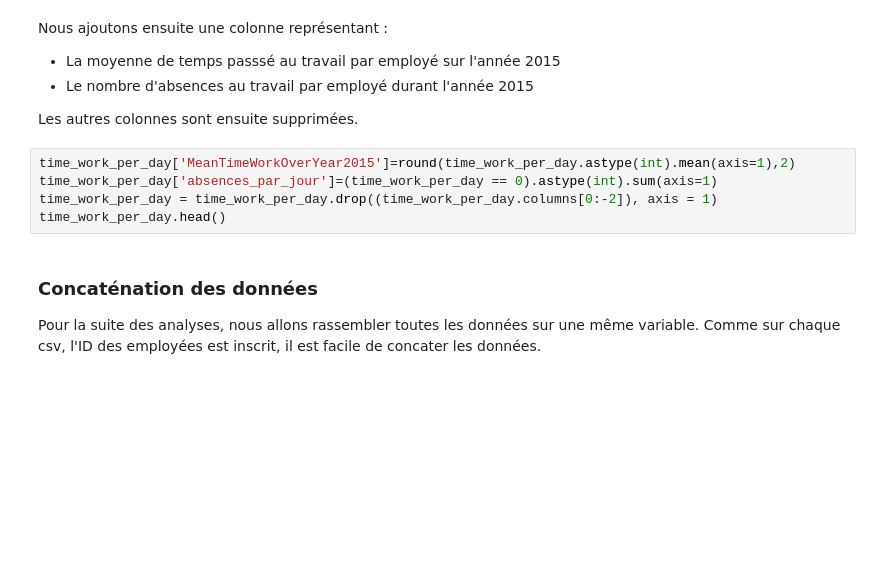
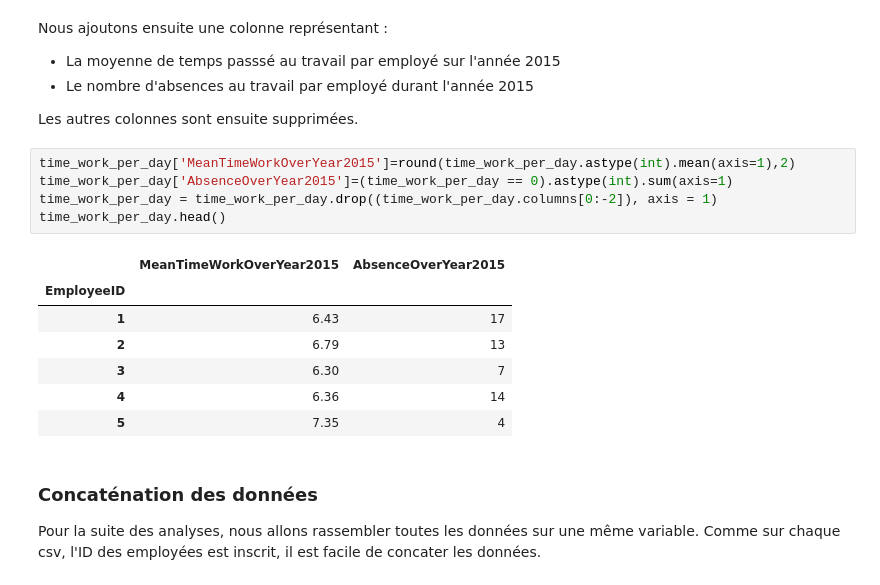
Before and after one commit to anthonylorendeaux/jupyter-human-for-you, a Jupyter notebook: CESI-HumanForYou.ipynb, the cells around one changed output. Saved outputs shown, nothing was run; the diff lists cells and outputs as text; blank space fills up the shorter version.

```diff
--- a/CESI-HumanForYou.ipynb
+++ b/CESI-HumanForYou.ipynb
@@ -283,9 +387,17 @@ Nous ajoutons ensuite une colonne représentant :
 Les autres colonnes sont ensuite supprimées.
 # %%
 time_work_per_day['MeanTimeWorkOverYear2015']=round(time_work_per_day.astype(int).mean(axis=1),2)
-time_work_per_day['absences_par_jour']=(time_work_per_day == 0).astype(int).sum(axis=1)
+time_work_per_day['AbsenceOverYear2015']=(time_work_per_day == 0).astype(int).sum(axis=1)
 time_work_per_day = time_work_per_day.drop((time_work_per_day.columns[0:-2]), axis = 1)
 time_work_per_day.head()
+# %% [output]
+|  | MeanTimeWorkOverYear2015 | AbsenceOverYear2015 |
+| EmployeeID |  |  |
+| 1 | 6.43 | 17 |
+| 2 | 6.79 | 13 |
+| 3 | 6.30 | 7 |
+| 4 | 6.36 | 14 |
+| 5 | 7.35 | 4 |
 # %% [markdown]
 <a id="section_3_2"></a>
 ### Concaténation des données
```
Also changed, not shown: parts of 107 cells of this notebook, 1 other file.
